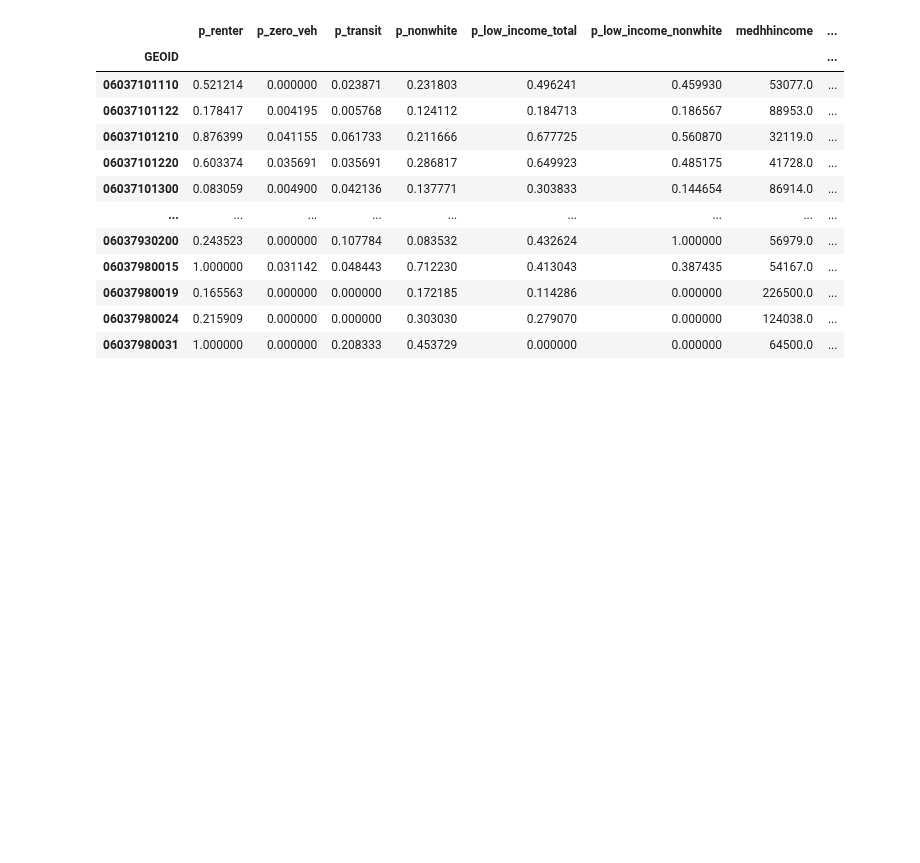
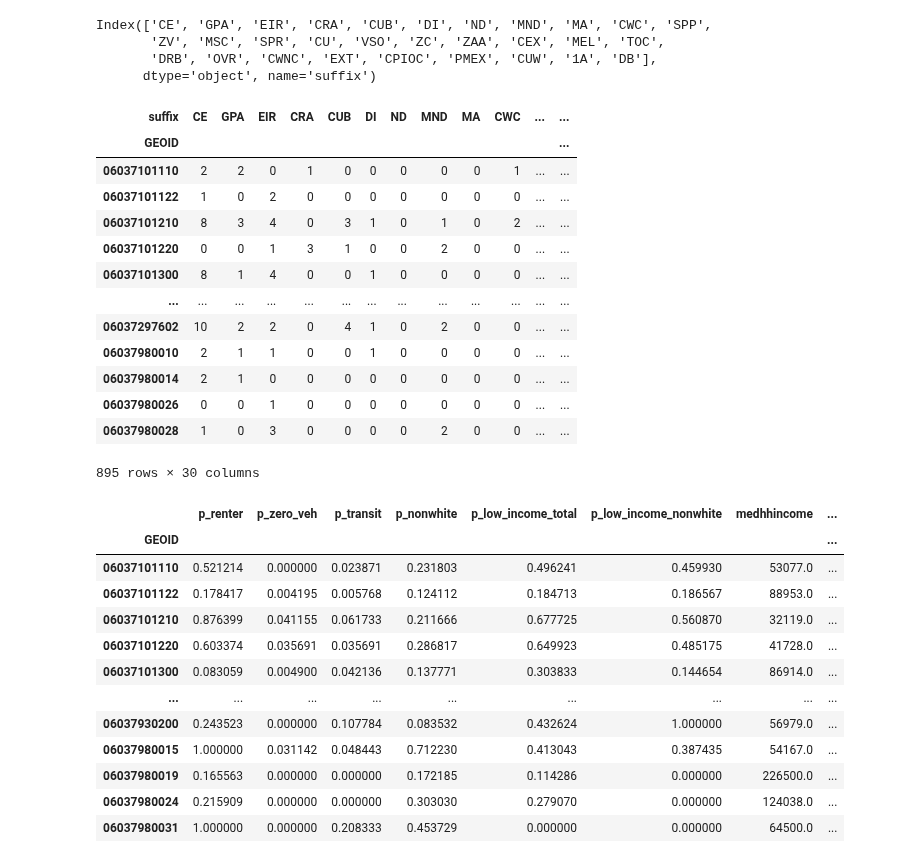
Before and after one commit to CityOfLosAngeles/planning-entitlements, a Jupyter notebook: notebooks/entitlement-regression.ipynb, the cells around one changed output. Drawn from its saved outputs; the diff is of its cells as text; code cells hidden in the pictures; blank space fills up the shorter version.

```diff
--- a/notebooks/entitlement-regression.ipynb
+++ b/notebooks/entitlement-regression.ipynb
@@ -138,9 +110,15 @@ entitlement
 start_year = 2010
 end_year = 2019
 
-year_condition = entitlement.year > start_year
+year_condition = entitlement_counts.year > start_year
 
-entitlement_subset = entitlement[year_condition]
-most_common_entitlements = entitlement_subset[["suffix", "count"]].groupby("suffix").sum()
-include_entitlements = most_common_entitlements.sort_values("count", ascending=False).head(30).index
+entitlement_subset = entitlement_counts[year_condition]
+most_common_entitlements = entitlement_subset[["suffix", "n"]].groupby("suffix").sum()
+include_entitlements = most_common_entitlements.sort_values("n", ascending=False).head(30).index
+include_entitlements
+# %% [output]
+Index(['CE', 'GPA', 'EIR', 'CRA', 'CUB', 'DI', 'ND', 'MND', 'MA', 'CWC', 'SPP',
+       'ZV', 'MSC', 'SPR', 'CU', 'VSO', 'ZC', 'ZAA', 'CEX', 'MEL', 'TOC',
+       'DRB', 'OVR', 'CWNC', 'EXT', 'CPIOC', 'PMEX', 'CUW', '1A', 'DB'],
+      dtype='object', name='suffix')
 # %%
@@ -152,6 +130,23 @@ entitlement_counts = entitlement_subset.pivot_table(
 ).filter(
     include_entitlements
 ).fillna(0).astype("int64")
+# %%
+entitlements
+# %% [output]
+| suffix | CE | GPA | EIR | CRA | CUB | DI | ND | MND | MA | CWC | ... | ... |
+| GEOID |  |  |  |  |  |  |  |  |  |  |  | ... |
+| 06037101110 | 2 | 2 | 0 | 1 | 0 | 0 | 0 | 0 | 0 | 1 | ... | ... |
+| 06037101122 | 1 | 0 | 2 | 0 | 0 | 0 | 0 | 0 | 0 | 0 | ... | ... |
+| 06037101210 | 8 | 3 | 4 | 0 | 3 | 1 | 0 | 1 | 0 | 2 | ... | ... |
+| 06037101220 | 0 | 0 | 1 | 3 | 1 | 0 | 0 | 2 | 0 | 0 | ... | ... |
+| 06037101300 | 8 | 1 | 4 | 0 | 0 | 1 | 0 | 0 | 0 | 0 | ... | ... |
+| ... | ... | ... | ... | ... | ... | ... | ... | ... | ... | ... | ... | ... |
+| 06037297602 | 10 | 2 | 2 | 0 | 4 | 1 | 0 | 2 | 0 | 0 | ... | ... |
+| 06037980010 | 2 | 1 | 1 | 0 | 0 | 1 | 0 | 0 | 0 | 0 | ... | ... |
+| 06037980014 | 2 | 1 | 0 | 0 | 0 | 0 | 0 | 0 | 0 | 0 | ... | ... |
+| 06037980026 | 0 | 0 | 1 | 0 | 0 | 0 | 0 | 0 | 0 | 0 | ... | ... |
+| 06037980028 | 1 | 0 | 3 | 0 | 0 | 0 | 0 | 2 | 0 | 0 | ... | ... |
+895 rows × 30 columns
 # %%
 joined = pandas.merge(
     census.dropna().set_index("GEOID"),
```
Also changed, not shown: parts of 17 cells of this notebook.
